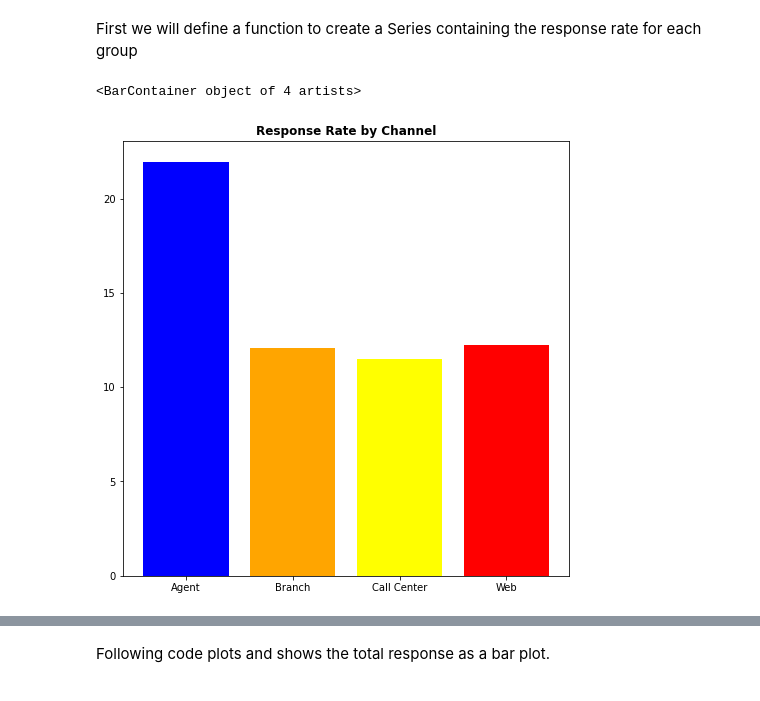
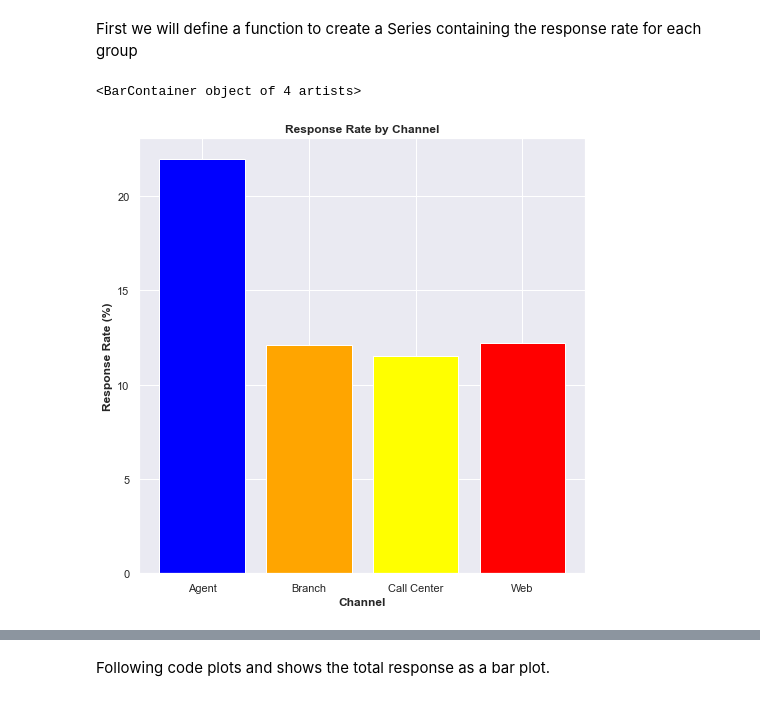
Before and after one commit to NHer0/IronEnrique, a Jupyter notebook: Customer_Analysis_Case_Study/Customer_Analysis_Case_Study.ipynb, the cells around one changed output, grey strips where cells are left out. Drawn from its saved outputs; the diff is of its cells as text; code cells hidden in the pictures.

```diff
--- a/Customer_Analysis_Case_Study/Customer_Analysis_Case_Study.ipynb
+++ b/Customer_Analysis_Case_Study/Customer_Analysis_Case_Study.ipynb
@@ -620,6 +620,9 @@ Not Defined     631
 Name: Response, dtype: int64
 # %% [markdown]
 Following code plots and shows the total response as a bar plot.
+# %%
+# theme
+sns.set_theme(style="darkgrid")
 # %%
 # create figure and axes
 fig1, ax1 = plt.subplots(figsize = (8,8))
@@ -669,12 +672,16 @@ response_channel_rate = variable_rate_vs(ca_c_df, "Response", "Sales Channel")
 # %%
 # create figure and axes
 fig2, ax2 = plt.subplots(figsize = (8,8))
 
 # set title
 ax2.set_title('Response Rate by Channel', fontweight='bold')
 
+# axes titles
+ax2.set_xlabel("Channel", fontweight='bold')
+ax2.set_ylabel("Response Rate (%)", fontweight='bold')
+
 # plot the bar chart
 ax2.bar(response_channel_rate.index, response_channel_rate, color=('blue','orange', 'yellow', "red"))
 # %% [output]
 <BarContainer object of 4 artists>
-[figure, old version]
+[figure, new version]
```
Also changed, not shown: parts of 11 cells of this notebook.
